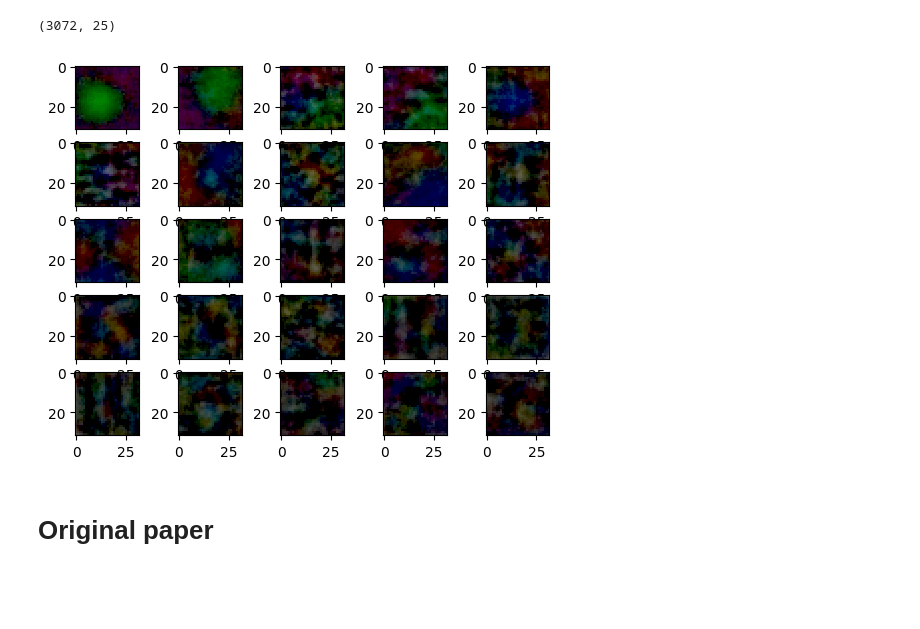
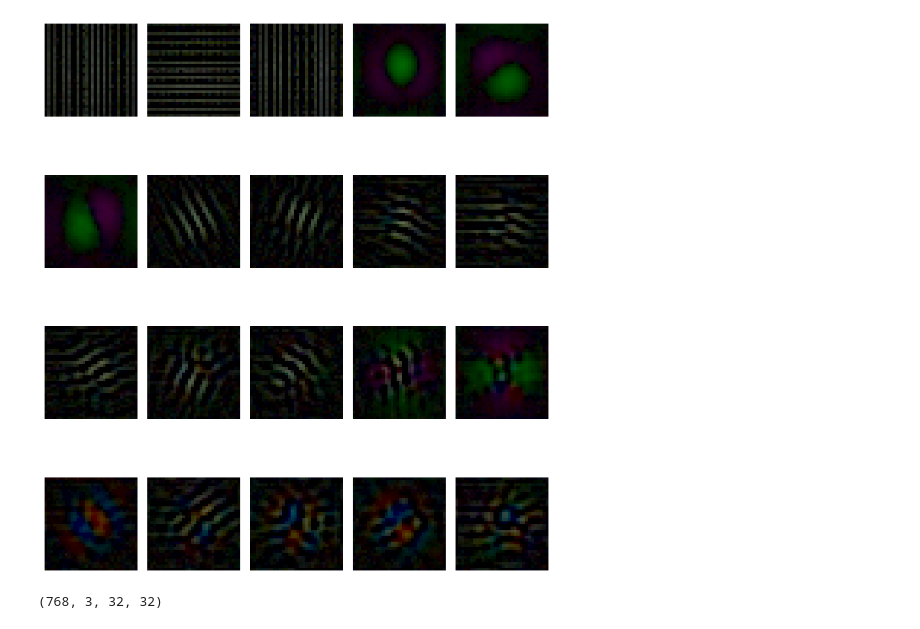
Before and after one commit to plachert/vision-transformer, a Jupyter notebook: notebooks/visualise_transformer.ipynb, the cells around one changed output. Saved outputs shown, nothing was run; the diff lists cells and outputs as text; code cells hidden in the pictures; blank space fills up the shorter version.

```diff
--- a/notebooks/visualise_transformer.ipynb
+++ b/notebooks/visualise_transformer.ipynb
@@ -47,5 +46,0 @@ def get_emb_projection(model):
-# %%
-model = get_vit()
-emb_projection = get_emb_projection(model)
-pca = PCA(n_components=25)
-emb_pca = pca.fit_transform(emb_projection)
@@ -67,0 +49,19 @@ array([[-0.09891242,  0.13922028,  0.03362755, ..., -0.08062255,
+# %%
+def plot_pca_components(patch_projection):
+    """Plot 28 most significant PCA components."""
+    emb_size, c, patch_h, patch_w = patch_projection.shape
+    projection_flatten = np.reshape(patch_projection, (emb_size, c*patch_h*patch_w)).T
+    pca = PCA(n_components=20)
+    components = pca.fit_transform(projection_flatten)
+
+    fig, axs = plt.subplots(4, 5, figsize=(2*4, 2*5))
+    axs = np.ravel(axs)
+    for idx in range(len(axs)):
+        patch_flat = components[:, idx]
+        patch = np.reshape(patch_flat, (c, patch_h, patch_w)).T
+        axs[idx].imshow(np.sqrt(patch[:, :, :]))
+        axs[idx].axis('off')
+    fig.tight_layout()
+# %%
+model_torch = models.vit_b_32(models.ViT_B_32_Weights)
+model_torch.eval()
@@ -68,13 +86,9 @@ array([[-0.09891242,  0.13922028,  0.03362755, ..., -0.08062255,
+# %%
+projection = model_torch.conv_proj.weight.detach().numpy()
+plot_pca_components(projection)
+# %% [output]
+[figure, added]
 # %%
-emb_pca.shape
+projection.shape
 # %% [output]
-(3072, 25)
+(768, 3, 32, 32)
-# %%
-fig, axs = plt.subplots(5, 5)
-axs = np.ravel(axs)
-for idx in range(len(axs)):
-    patch_flat = emb_pca[:, idx]
-    patch = np.reshape(patch_flat, (3, 32, 32)).T
-    axs[idx].imshow(np.sqrt(patch[:, :, :]/10))
-# %% [output]
-[figure, removed]
@@ -83,2 +94,0 @@ from torchvision import models
-# %% [markdown]
-# Original paper
```
Also changed, not shown: parts of 21 cells of this notebook.
